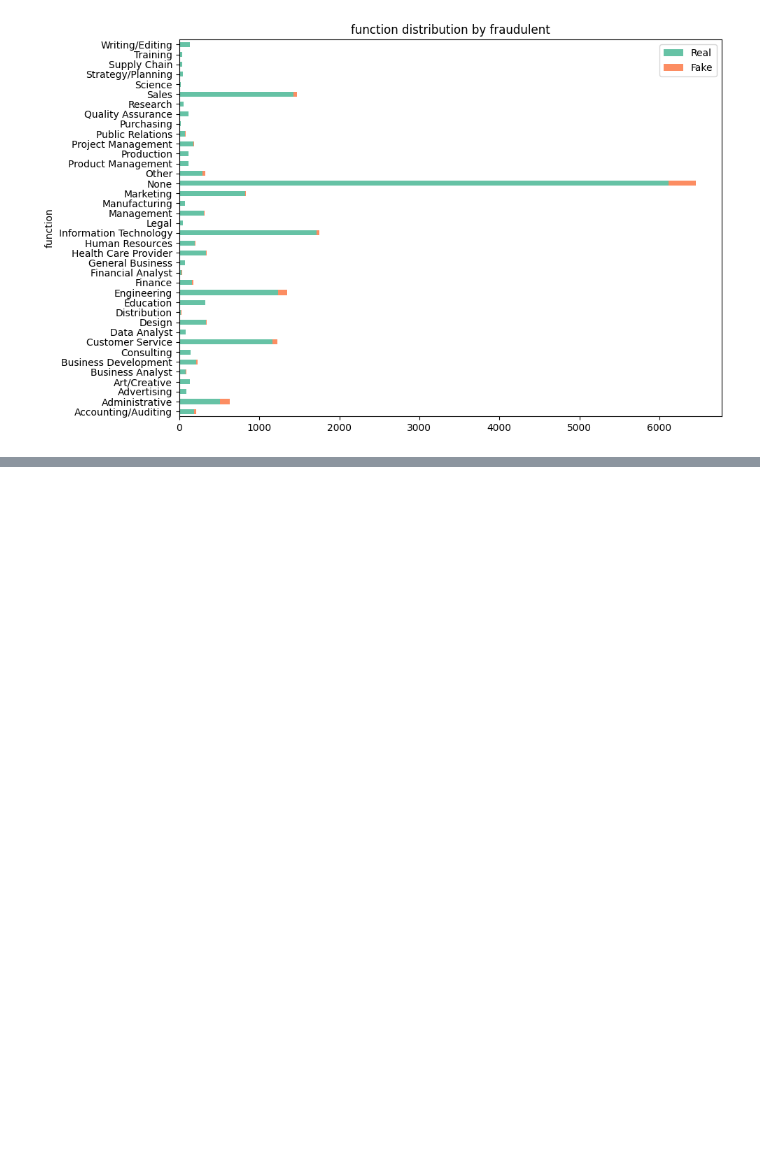
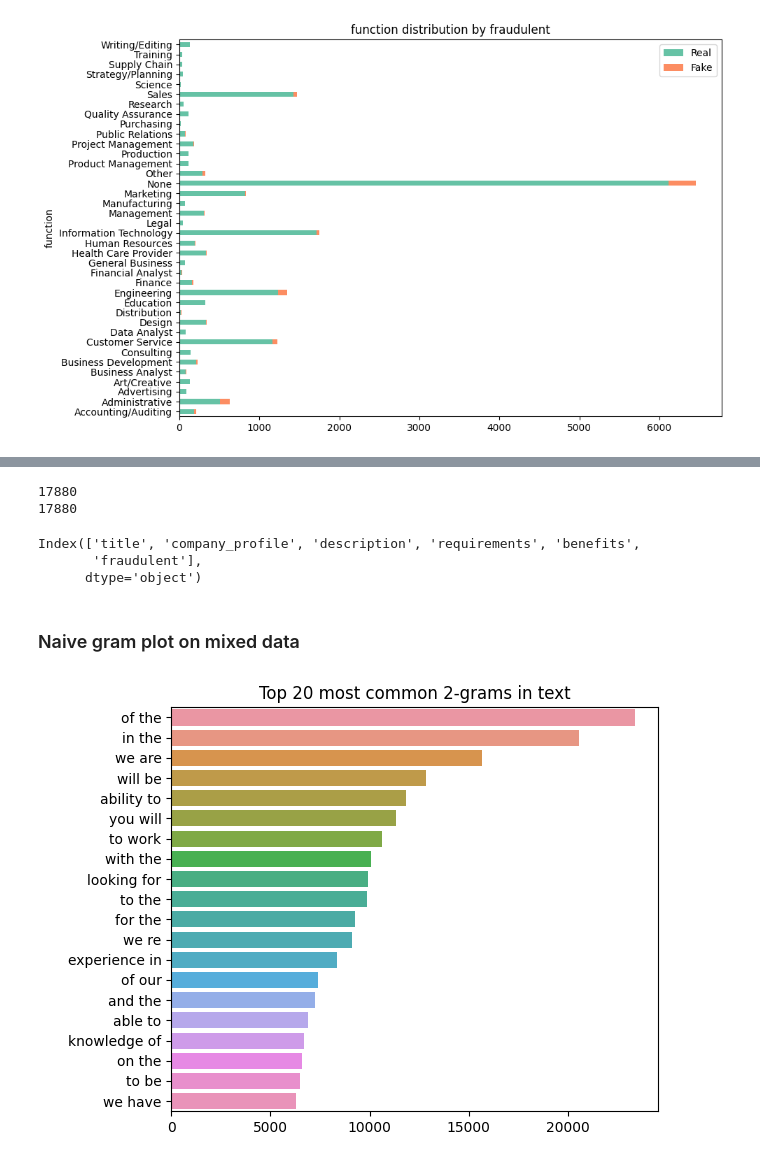
Before and after one commit to glistering96/BigDataAnalysis-HYU-IE, a Jupyter notebook: notebook/EDA_김원준.ipynb, the cells around one changed output, grey strips where cells are left out. Drawn from its saved outputs; the diff is of its cells as text; code cells hidden in the pictures; blank space fills up the shorter version.

```diff
--- a/notebook/EDA_김원준.ipynb
+++ b/notebook/EDA_김원준.ipynb
@@ -333,0 +492,15 @@ cat_label_plot('function', replace_value('industry', cat_df, 0.0001), r1=0, r2=9
+# %%
+text = text_df[text_df.columns[0:-1]].apply(lambda x: ','.join(x.dropna().astype(str)),axis=1)
+target = df['fraudulent']
+
+print(len(text))
+print(len(target))
+# %% [output]
+17880
+17880
+# %%
+text_df.columns
+# %% [output]
+Index(['title', 'company_profile', 'description', 'requirements', 'benefits',
+       'fraudulent'],
+      dtype='object')
@@ -333,0 +561,6 @@ cat_label_plot('function', replace_value('industry', cat_df, 0.0001), r1=0, r2=9
+# %% [markdown]
+### Naive gram plot on mixed data
+# %%
+plot_top_k_with_n_gram(text, n=2, k=20)
+# %% [output]
+[figure, added]
```
Also changed, not shown: parts of 30 cells of this notebook.
